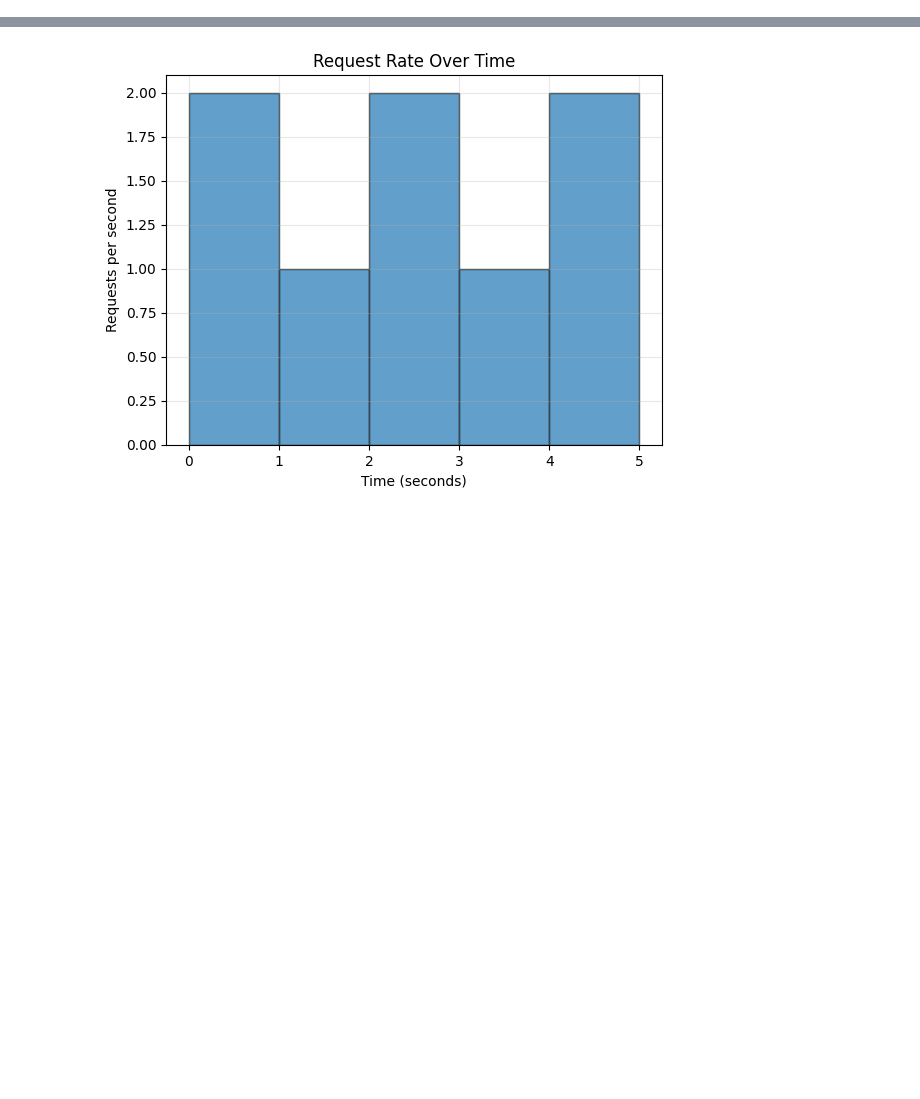
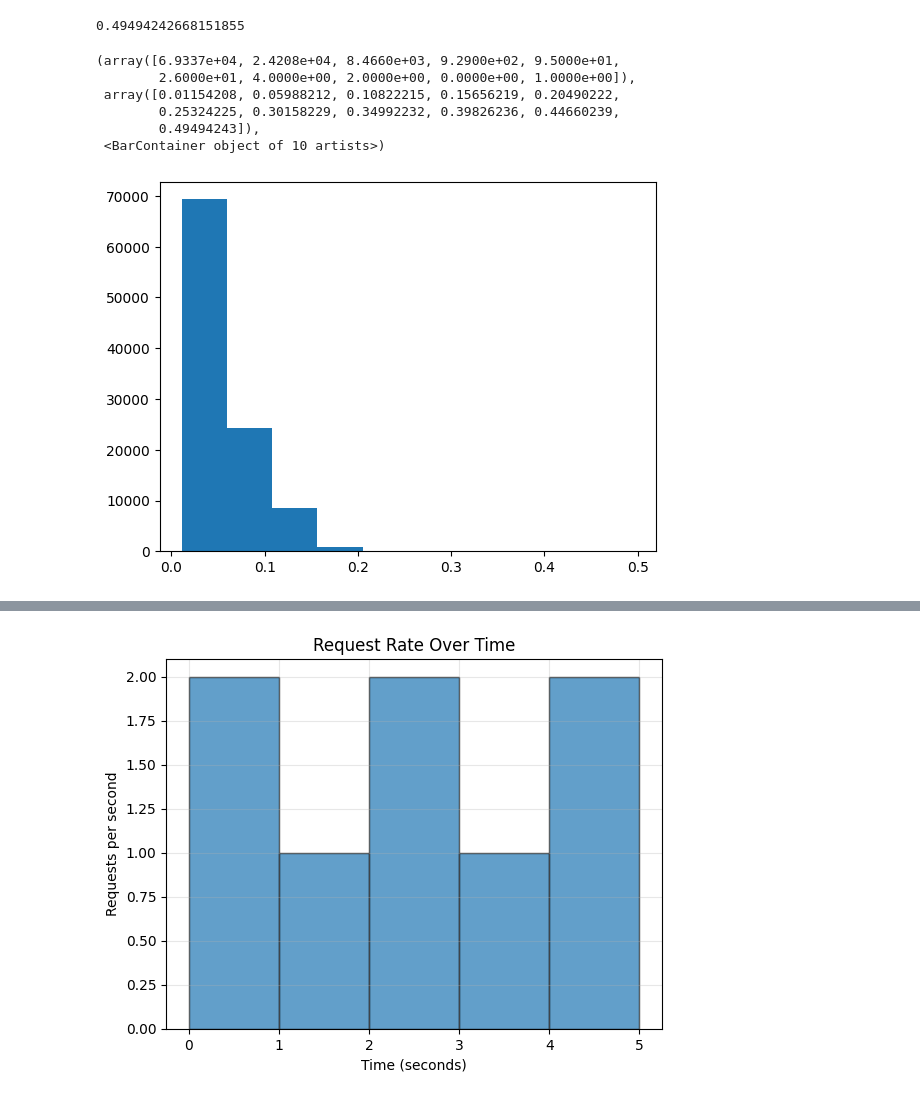
Before and after one commit to ChenZhenY/openpi, a Jupyter notebook: notebooks/end_to_end.ipynb, the cells around one changed output, grey strips where cells are left out. Drawn from its saved outputs; the diff is of its cells as text; code cells hidden in the pictures; blank space fills up the shorter version.

```diff
--- a/notebooks/end_to_end.ipynb
+++ b/notebooks/end_to_end.ipynb
@@ -18,19 +73,26 @@ from examples.libero.schemas import ActionChunk, Timestamp
 # data_dir = "/nethome/dhe83/flash/openpi/data/libero/multi_robot_videos"
 # data_dir = "/nethome/dhe83/flash/openpi/data/libero/sync"
 # data_dir = "/nethome/dhe83/flash/openpi/data/libero/benchmark_end_to_end/batch_size_4_num_robots_1_broker_type_SYNC"
-data_dir = "/nethome/dhe83/flash/openpi/data/libero/debug_sync_4"
-action_chunk_files = glob.glob(os.path.join(data_dir, "*/*"))
-print(action_chunk_files)
+template = lambda batch_size, num_robots, broker_type: f"/nethome/dhe83/flash/openpi/data/libero/benchmark_end_to_end/batch_size_{batch_size}_num_robots_{num_robots}_broker_type_{broker_type}"
 
-latencies = []
-arrival_times = []
-simulation_step_times = []
-for f in tqdm(action_chunk_files):
-    action_chunk_filepath = os.path.join(f, "action_chunks.csv")
-    timestamp_filepath = os.path.join(f, "timestamps.csv")
-    chunks = ActionChunk.from_csv(action_chunk_filepath)
-    timestamps = Timestamp.from_csv(timestamp_filepath)
-
-    latencies.extend([chunk.latency for chunk in chunks])
-    arrival_times.extend([chunk.request_timestamp for chunk in chunks])
-    simulation_step_times.extend([curr.timestamp - prev.timestamp for curr, prev in zip(timestamps[1:], timestamps)])
+all_results = []
+for broker_type in ["SYNC", "RTC"]:
+    for batch_size in tqdm([1, 2, 4], position=0):
+        if broker_type == "RTC" and batch_size > 1:
+            continue
+        for num_robots in tqdm([1, 5, 10, 20], position=1):
+            # if broker_type == "RTC" and num_robots > 1:
+            #     continue
+            results = load_data(template(batch_size, num_robots, broker_type))
+            results_dict = {
+                "batch_size": batch_size,
+                "num_robots": num_robots,
+                "broker_type": broker_type,
+                "latencies": results.latencies,
+                "arrival_times": results.arrival_times,
+                "simulation_step_times": results.simulation_step_times,
+                "completion_times": results.completion_times,
+                "success_rate": results.success_rate
+            }
+            all_results.append(results_dict)
+all_results = pd.DataFrame(all_results)
@@ -47,0 +151,14 @@ plt.hist(simulation_step_times)
+# %%
+max(all_results.iloc[15]["simulation_step_times"])
+# %% [output]
+0.49494242668151855
+# %%
+all_results.iloc[15]["simulation_step_times"]
+# %% [output]
+(array([6.9337e+04, 2.4208e+04, 8.4660e+03, 9.2900e+02, 9.5000e+01,
+        2.6000e+01, 4.0000e+00, 2.0000e+00, 0.0000e+00, 1.0000e+00]),
+ array([0.01154208, 0.05988212, 0.10822215, 0.15656219, 0.20490222,
+        0.25324225, 0.30158229, 0.34992232, 0.39826236, 0.44660239,
+        0.49494243]),
+ <BarContainer object of 10 artists>)
+[figure, added]
```
Also changed, not shown: parts of 13 cells of this notebook, 10 other files.
